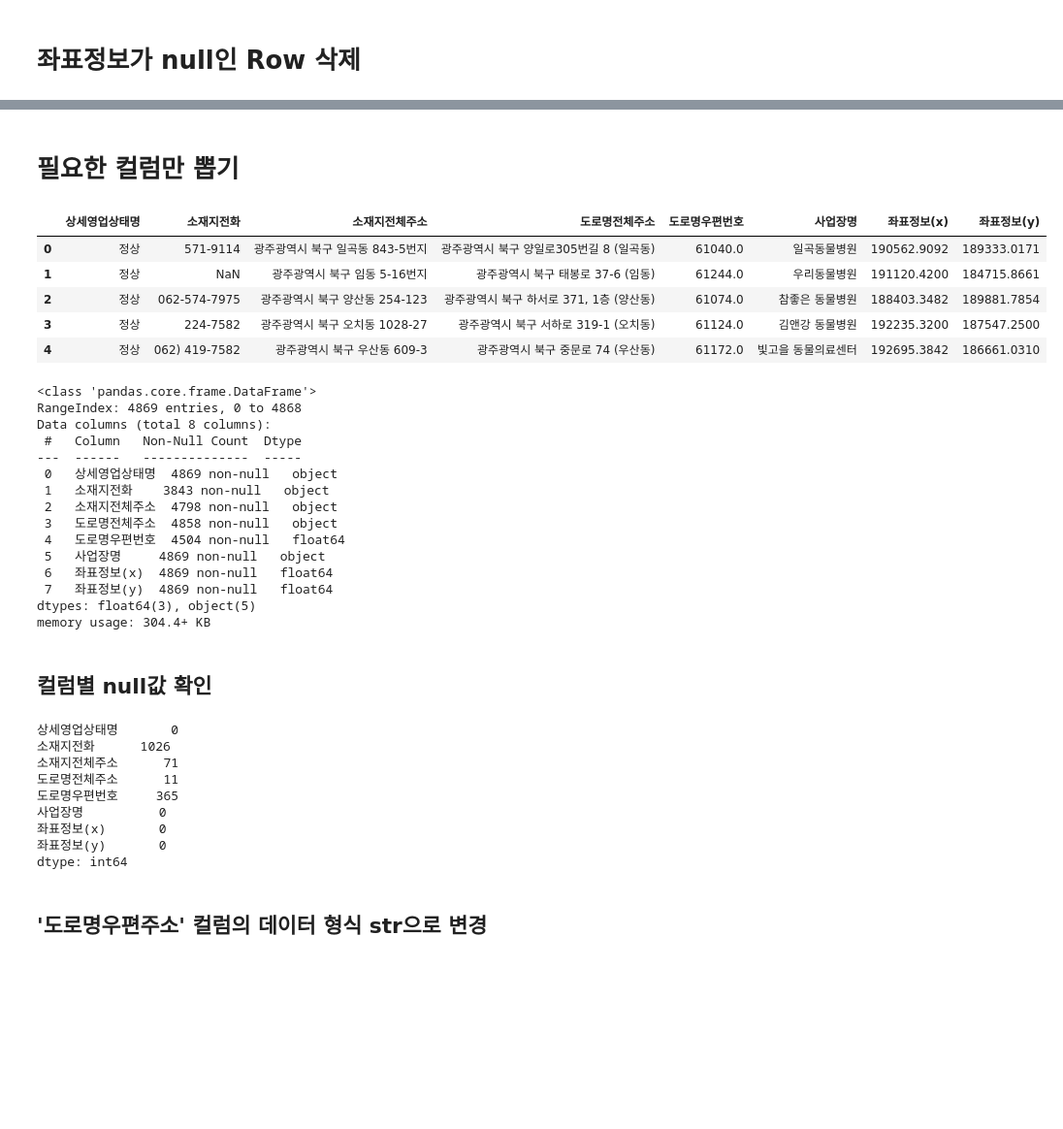
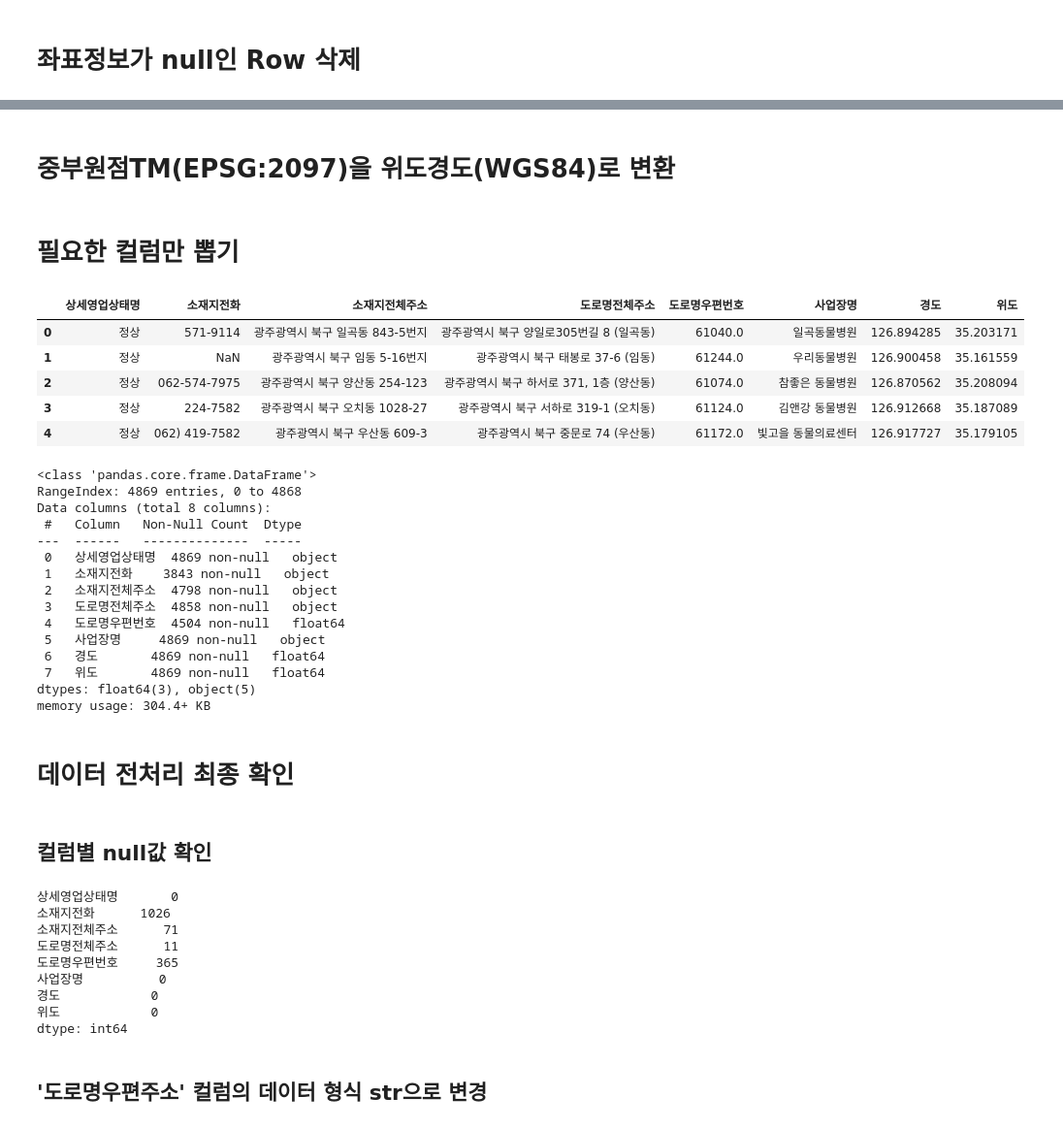
Before and after one commit to SunTera/Petom, a Jupyter notebook: hospital_data_preprocessing.ipynb, the cells around one changed output, grey strips where cells are left out. Shown: that part at 97% size. Cells and saved outputs as stored; diff of their text form; code cells hidden in the pictures; blank space fills up the shorter version.

Commit message:
행정안전부_동물병원 데이터 전처리_2

```diff
--- a/hospital_data_preprocessing.ipynb
+++ b/hospital_data_preprocessing.ipynb
@@ -126,18 +124,28 @@ hospital_loc.head()
 | 2 | 4493 | 4494 | 20150518 | 1 | 영업/정상 | 0.0 | 정상 | 062-574-7975 | 90.00 | 광주광역시 북구 양산동 254-123 | 광주광역시 북구 하서로 371, 1층 (양산동) | ... |
 | 3 | 4494 | 4495 | 20150526 | 1 | 영업/정상 | 0.0 | 정상 | 224-7582 | 99.84 | 광주광역시 북구 오치동 1028-27 | 광주광역시 북구 서하로 319-1 (오치동) | ... |
 | 4 | 4495 | 4496 | 20150630 | 1 | 영업/정상 | 0.0 | 정상 | 062) 419-7582 | 189.00 | 광주광역시 북구 우산동 609-3 | 광주광역시 북구 중문로 74 (우산동) | ... |
+# %% [markdown]
+# 중부원점TM(EPSG:2097)을 위도경도(WGS84)로 변환
+# %%
+from pyproj import Proj, transform
+proj_1 = Proj(init='epsg:2097')
+proj_2 = Proj(init='epsg:4326')
+
+converted = transform(proj_1, proj_2, hospital_loc['좌표정보(x)'].values, hospital_loc['좌표정보(y)'].values)
+hospital_loc['경도'] = converted[0]
+hospital_loc['위도'] = converted[1]
 # %% [markdown]
 # 필요한 컬럼만 뽑기
 # %%
-hospital = hospital_loc[['상세영업상태명', '소재지전화','소재지전체주소','도로명전체주소','도로명우편번호','사업장명','좌표정보(x)','좌표정보(y)']]
+hospital = hospital_loc[['상세영업상태명', '소재지전화','소재지전체주소','도로명전체주소','도로명우편번호','사업장명','경도','위도']]
 hospital.head()
 # %% [output]
-|  | 상세영업상태명 | 소재지전화 | 소재지전체주소 | 도로명전체주소 | 도로명우편번호 | 사업장명 | 좌표정보(x) | 좌표정보(y) |
-| 0 | 정상 | 571-9114 | 광주광역시 북구 일곡동 843-5번지 | 광주광역시 북구 양일로305번길 8 (일곡동) | 61040.0 | 일곡동물병원 | 190562.9092 | 189333.0171 |
-| 1 | 정상 | NaN | 광주광역시 북구 임동 5-16번지 | 광주광역시 북구 태봉로 37-6 (임동) | 61244.0 | 우리동물병원 | 191120.4200 | 184715.8661 |
-| 2 | 정상 | 062-574-7975 | 광주광역시 북구 양산동 254-123 | 광주광역시 북구 하서로 371, 1층 (양산동) | 61074.0 | 참좋은 동물병원 | 188403.3482 | 189881.7854 |
-| 3 | 정상 | 224-7582 | 광주광역시 북구 오치동 1028-27 | 광주광역시 북구 서하로 319-1 (오치동) | 61124.0 | 김앤강 동물병원 | 192235.3200 | 187547.2500 |
-| 4 | 정상 | 062) 419-7582 | 광주광역시 북구 우산동 609-3 | 광주광역시 북구 중문로 74 (우산동) | 61172.0 | 빛고을 동물의료센터 | 192695.3842 | 186661.0310 |
+|  | 상세영업상태명 | 소재지전화 | 소재지전체주소 | 도로명전체주소 | 도로명우편번호 | 사업장명 | 경도 | 위도 |
+| 0 | 정상 | 571-9114 | 광주광역시 북구 일곡동 843-5번지 | 광주광역시 북구 양일로305번길 8 (일곡동) | 61040.0 | 일곡동물병원 | 126.894285 | 35.203171 |
+| 1 | 정상 | NaN | 광주광역시 북구 임동 5-16번지 | 광주광역시 북구 태봉로 37-6 (임동) | 61244.0 | 우리동물병원 | 126.900458 | 35.161559 |
+| 2 | 정상 | 062-574-7975 | 광주광역시 북구 양산동 254-123 | 광주광역시 북구 하서로 371, 1층 (양산동) | 61074.0 | 참좋은 동물병원 | 126.870562 | 35.208094 |
+| 3 | 정상 | 224-7582 | 광주광역시 북구 오치동 1028-27 | 광주광역시 북구 서하로 319-1 (오치동) | 61124.0 | 김앤강 동물병원 | 126.912668 | 35.187089 |
+| 4 | 정상 | 062) 419-7582 | 광주광역시 북구 우산동 609-3 | 광주광역시 북구 중문로 74 (우산동) | 61172.0 | 빛고을 동물의료센터 | 126.917727 | 35.179105 |
 # %%
 hospital.info()
 # %% [output]
@@ -152,10 +160,12 @@ Data columns (total 8 columns):
  3   도로명전체주소  4858 non-null   object
  4   도로명우편번호  4504 non-null   float64
  5   사업장명     4869 non-null   object
- 6   좌표정보(x)  4869 non-null   float64
- 7   좌표정보(y)  4869 non-null   float64
+ 6   경도       4869 non-null   float64
+ 7   위도       4869 non-null   float64
 dtypes: float64(3), object(5)
 memory usage: 304.4+ KB
+# %% [markdown]
+# 데이터 전처리 최종 확인
 # %% [markdown]
 ## 컬럼별 null값 확인
 # %%
@@ -167,8 +177,8 @@ hospital.isnull().sum()
 도로명전체주소      11
 도로명우편번호     365
 사업장명          0
-좌표정보(x)       0
-좌표정보(y)       0
+경도            0
+위도            0
 dtype: int64
 # %% [markdown]
 ## '도로명우편주소' 컬럼의 데이터 형식 str으로 변경
```
Also changed, not shown: parts of 4 cells of this notebook.
